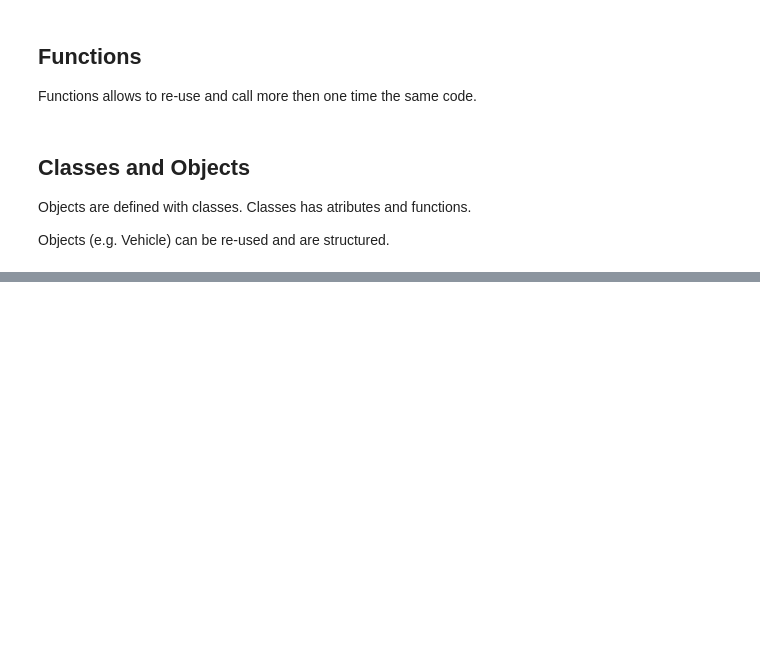
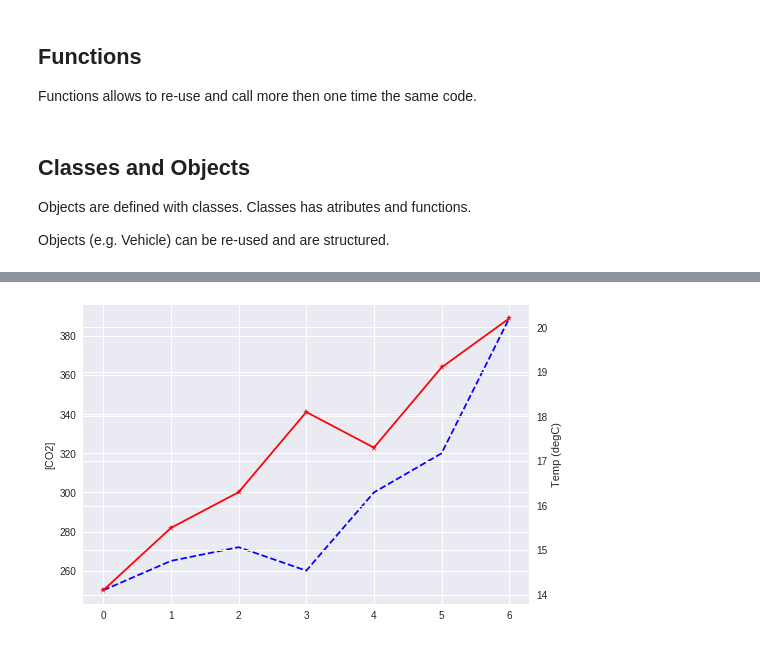
Before and after one commit to taborda11/python-workshop, a Jupyter notebook: Introduction.ipynb, the cells around one changed output, grey strips where cells are left out. Cells and saved outputs as stored; diff of their text form; code cells hidden in the pictures; blank space fills up the shorter version.

```diff
--- a/Introduction.ipynb
+++ b/Introduction.ipynb
@@ -360,0 +370,15 @@ for c in citizens:
+# %%
+fig, ax1 = plt.subplots()
+times = range(7)
+co2 = [250, 265, 272, 260, 300, 320, 389]
+ax1.plot(times, co2, "b--")
+ax1.set_ylabel("[CO2]")
+
+
+ax2 = ax1.twinx()
+temp = [14.1, 15.5, 16.3, 18.1, 17.3, 19.1, 20.2]
+ax2.plot(times, temp, "r*-")
+ax2.set_ylabel("Temp (degC)")
+plt.show()
+# %% [output]
+[figure, added]
```
Also changed, not shown: parts of 3 cells of this notebook.
